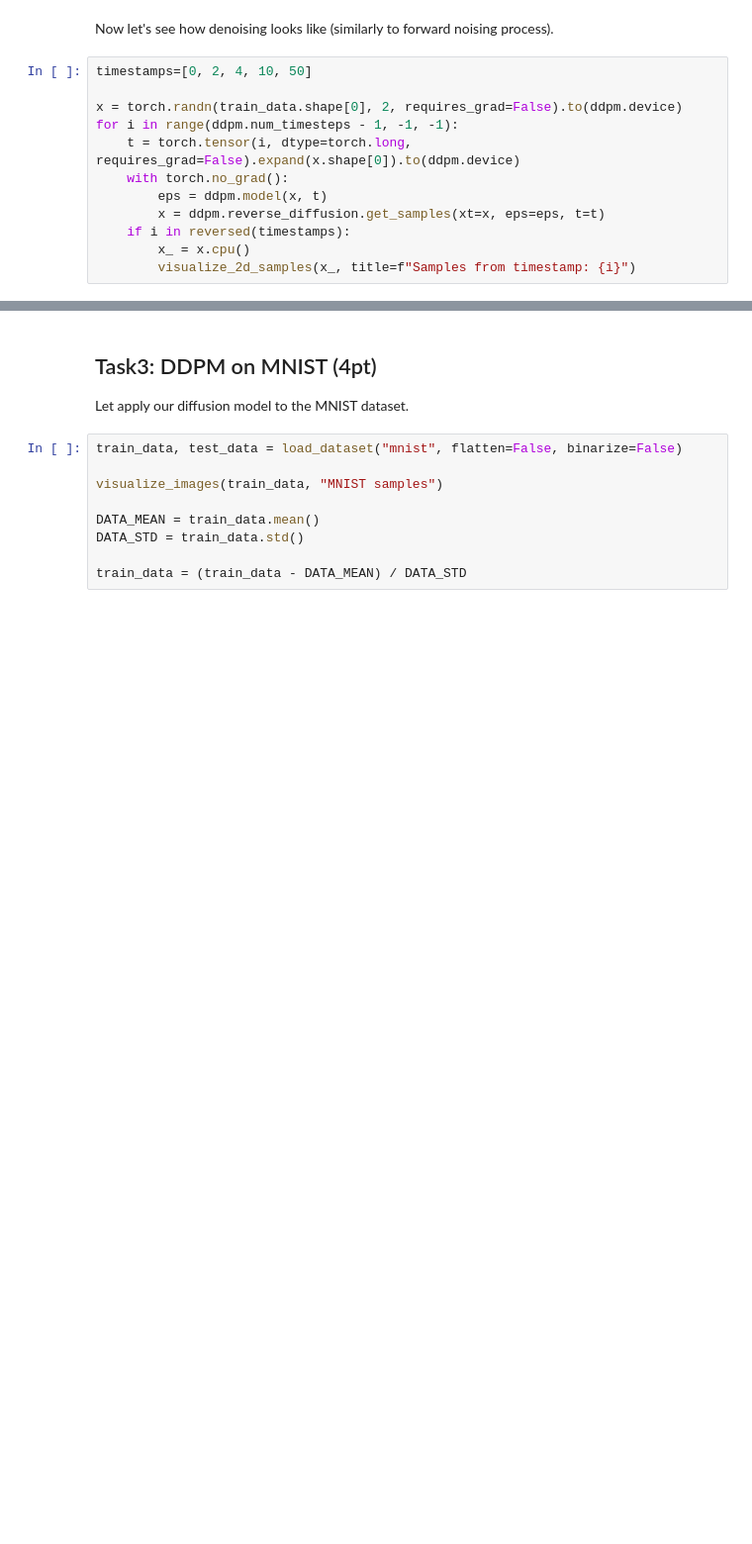
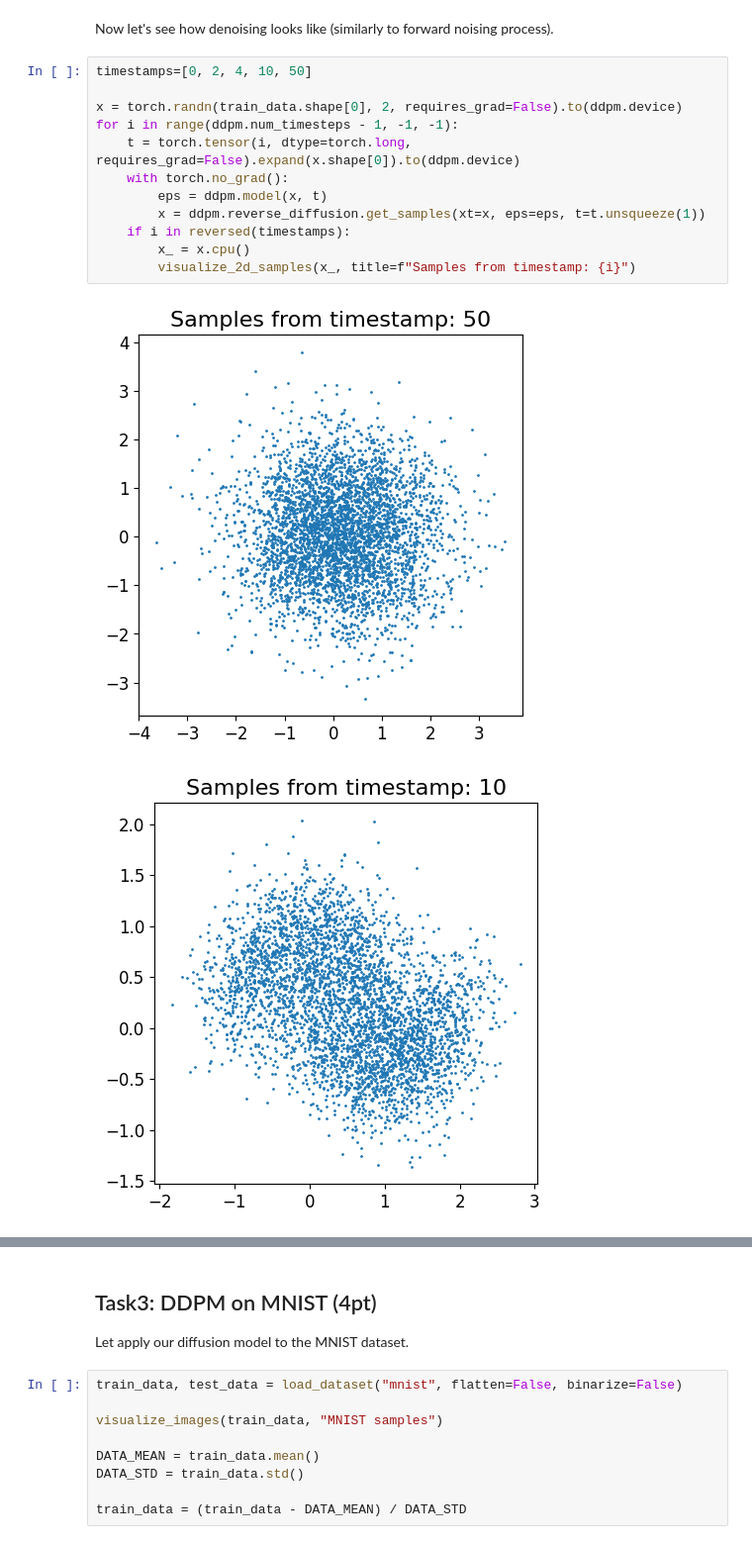
Before and after one commit to ler1223/education-2023-DGM-MIPT-course-, a Jupyter notebook: completedHW/hw6c.ipynb, the cells around one changed output, grey strips where cells are left out. Shown at 99% size. Cells and saved outputs as stored; diff of their text form; blank space fills up the shorter version.

```diff
--- a/completedHW/hw6c.ipynb
+++ b/completedHW/hw6c.ipynb
@@ -612,12 +643,15 @@ Now let's see how denoising looks like (similarly to forward noising process).
 # %%
 timestamps=[0, 2, 4, 10, 50]
 
 x = torch.randn(train_data.shape[0], 2, requires_grad=False).to(ddpm.device)
 for i in range(ddpm.num_timesteps - 1, -1, -1):
     t = torch.tensor(i, dtype=torch.long, requires_grad=False).expand(x.shape[0]).to(ddpm.device)
     with torch.no_grad():
         eps = ddpm.model(x, t)
-        x = ddpm.reverse_diffusion.get_samples(xt=x, eps=eps, t=t)
+        x = ddpm.reverse_diffusion.get_samples(xt=x, eps=eps, t=t.unsqueeze(1))
     if i in reversed(timestamps):
         x_ = x.cpu()
         visualize_2d_samples(x_, title=f"Samples from timestamp: {i}")
+# %% [output]
+[figure, added]
+[figure, added]
```
Also changed, not shown: parts of 16 cells of this notebook.
